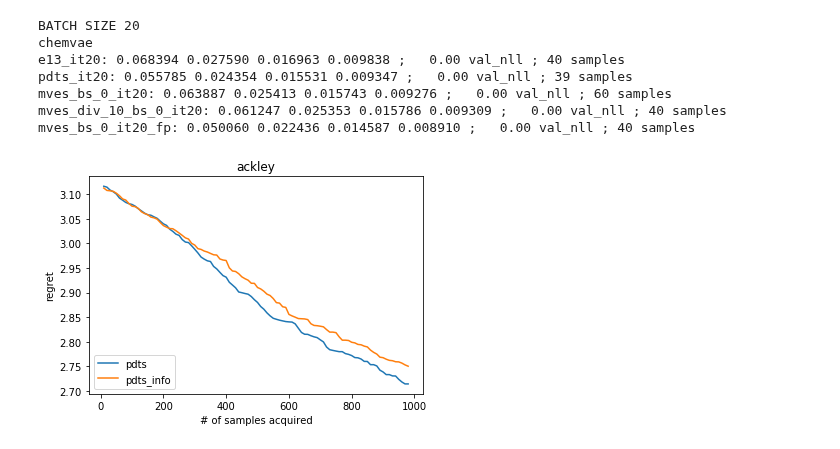
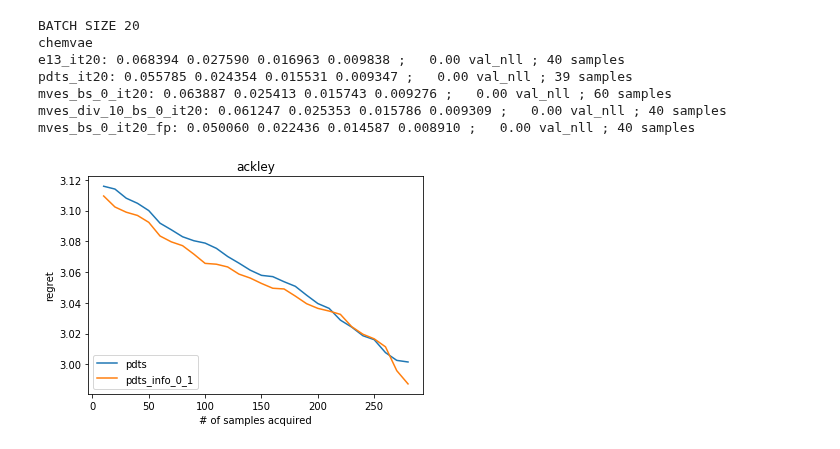
Before and after one commit to tmfs10/bb-opt, a Jupyter notebook: notebooks_sid/toy_fns.ipynb, the cells around one changed output. Drawn from its saved outputs; the diff is of its cells as text; code cells hidden in the pictures.

```diff
--- a/notebooks_sid/toy_fns.ipynb
+++ b/notebooks_sid/toy_fns.ipynb
@@ -42,12 +42,13 @@ filenames = [
 bb_fn = {filenames[i] : getattr(test_fns, filenames[i])() for i in range(len(filenames))}
 # %%
 to_read = {
-    'ensemble13/o_pdts_grad_': [None, 'pdts'],
+    #'ensemble13/o_pdts_grad_': [None, 'pdts'],
     #'ensemble13/o_er_grad_': [None, 'er'],
     #'ensemble13/o_ucb_grad_': [None, 'er'],
     #'ensemble13/o_pdts_rand_grad_randdiv_1_': [None, 'pdts_rand_div_1'],
     #'ensemble13/o_pdts_rand_grad_randdiv_2_': [None, 'pdts_rand_div_2'],
-    'ensemble13/o_pdts_info_grad_': [None, 'pdts_info'],
+    #'ensemble13/o_pdts_info_grad_': [None, 'pdts_info'],
+    'ensemble13/o_pdts_info_grad_hcpenalty_0_1_': [None, 'pdts_info_0_1'],
     #'ensemble13/o_er_rand_grad_randdiv_1_': [None, 'er_rand_div_1'],
     #'ensemble13/o_er_info_grad_': [None, 'er_info'],
 }
@@ -149,10 +151,11 @@ bb_fn = {filenames[i] : getattr(test_fns, filenames[i])() for i in range(len(fil
 # %%
 to_eval = [
     'ensemble13/o_pdts_grad_',
+    'ensemble13/o_pdts_info_grad_hcpenalty_0_1_',
     #'ensemble13/o_ucb_grad_',
     #'ensemble13/o_pdts_rand_grad_randdiv_1_',
     #'ensemble13/o_pdts_rand_grad_randdiv_2_',
-    'ensemble13/o_pdts_info_grad_',
+    #'ensemble13/o_pdts_info_grad_',
     #'ensemble13/o_er_rand_grad_randdiv_1_',
     #'ensemble13/o_er_info_grad_',
 ]
@@ -218,22 +221,22 @@ ack_rel_opt_val_data_extractor = lambda x, filename : np.log(x['ack_rel_opt_valu
 # %%
 cs.plot_data_vs_ack_iter(
     10,
     filenames,
     'avg_seeds',
     'regret',
     #ack_regret_fn,
     ack_rel_opt_val_data_extractor,
-    99,
+    29,
     arrs,
     to_eval,
     legend_loc=3,
     figsize=(6, 4),
     num_samples_label=True,
     save_path='/cluster/sj1/bb_opt/plots',
     start_iter=0,
 )
 # %% [output]
-[figure, old version]
+[figure, new version]
 # %%
 cs.plot_data_vs_ack_iter(
     10,
```
Also changed, not shown: parts of 1 cell of this notebook, 3 other files.
